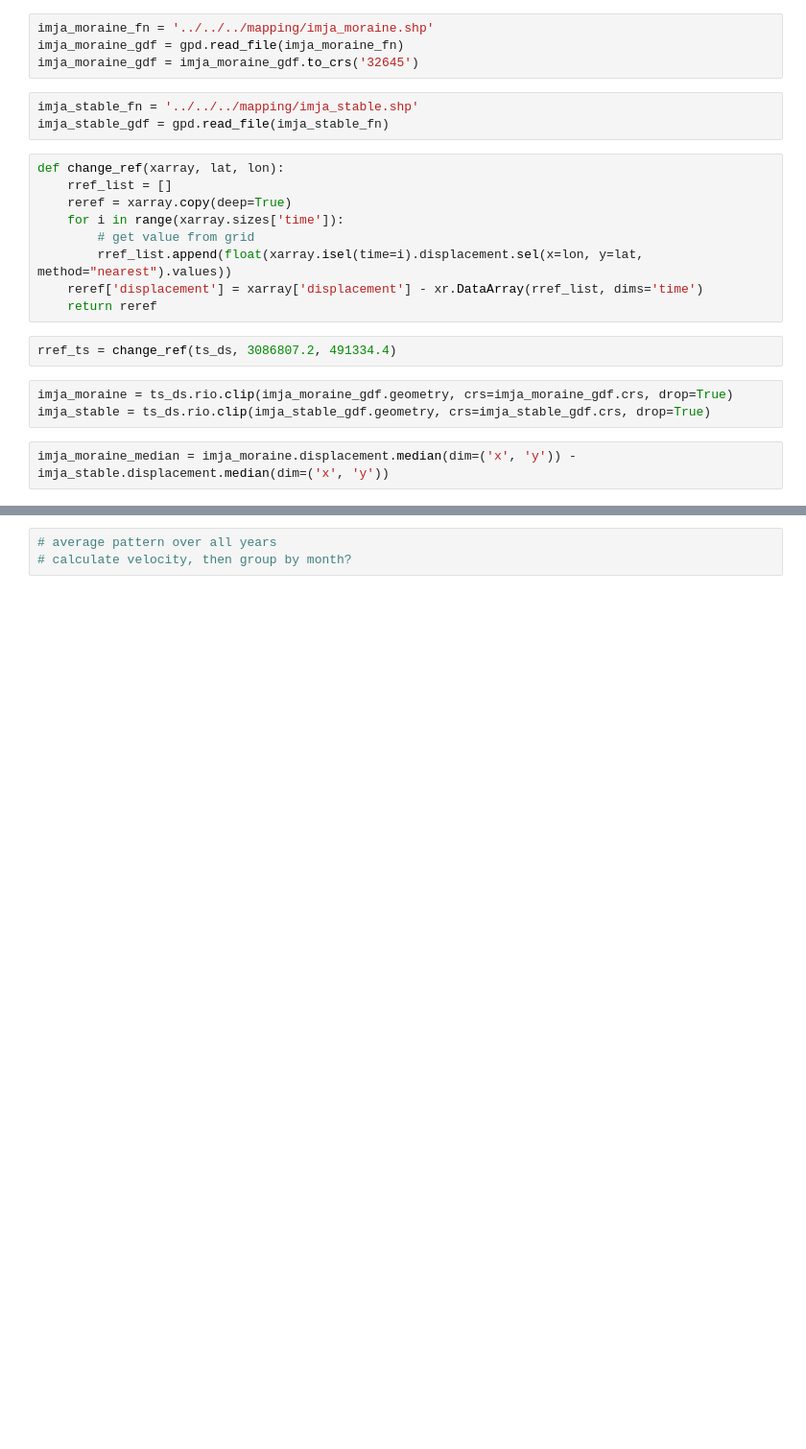
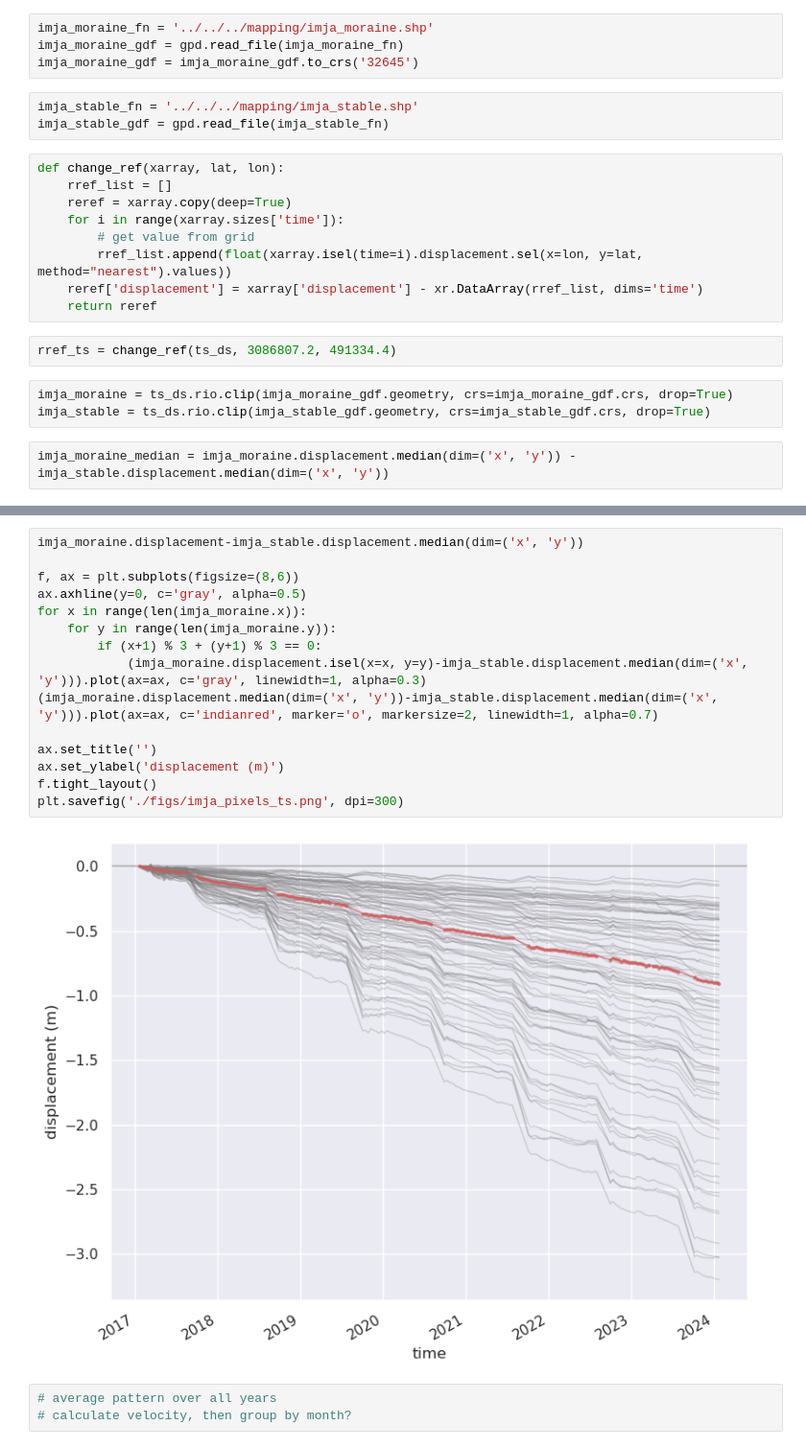
Before and after one commit to gbrencher/ffits, a Jupyter notebook: nbs/imja/hyp3-isce2/spatial_analysis_fusion.ipynb, the cells around one changed output, grey strips where cells are left out. Shown at 96% size. Saved outputs shown, nothing was run; the diff lists cells and outputs as text; blank space fills up the shorter version.

```diff
--- a/nbs/imja/hyp3-isce2/spatial_analysis_fusion.ipynb
+++ b/nbs/imja/hyp3-isce2/spatial_analysis_fusion.ipynb
@@ -156,3 +156,20 @@ plt.savefig('./figs/imja_pixels_ts.png', dpi=300)
+# %%
+imja_moraine.displacement-imja_stable.displacement.median(dim=('x', 'y'))
+
+f, ax = plt.subplots(figsize=(8,6))
+ax.axhline(y=0, c='gray', alpha=0.5)
+for x in range(len(imja_moraine.x)):
+    for y in range(len(imja_moraine.y)):
+        if (x+1) % 3 + (y+1) % 3 == 0:
+            (imja_moraine.displacement.isel(x=x, y=y)-imja_stable.displacement.median(dim=('x', 'y'))).plot(ax=ax, c='gray', linewidth=1, alpha=0.3)
+(imja_moraine.displacement.median(dim=('x', 'y'))-imja_stable.displacement.median(dim=('x', 'y'))).plot(ax=ax, c='indianred', marker='o', markersize=2, linewidth=1, alpha=0.7)
+
+ax.set_title('')
+ax.set_ylabel('displacement (m)')
+f.tight_layout()
+plt.savefig('./figs/imja_pixels_ts.png', dpi=300)
+# %% [output]
+[figure, added]
 # %%
 # average pattern over all years
 # calculate velocity, then group by month?
```
Also changed, not shown: parts of 4 cells of this notebook, 3 other files.
